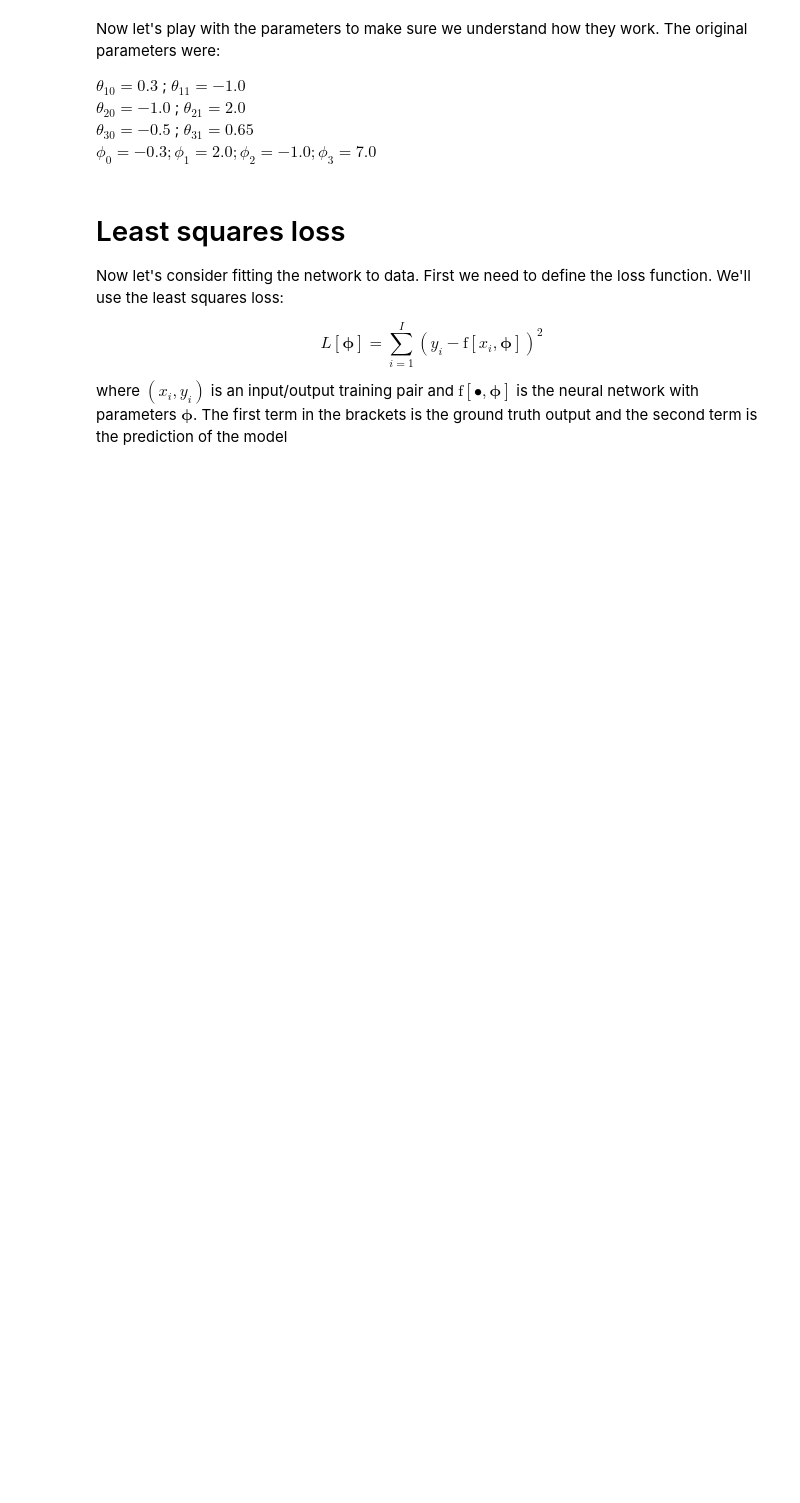
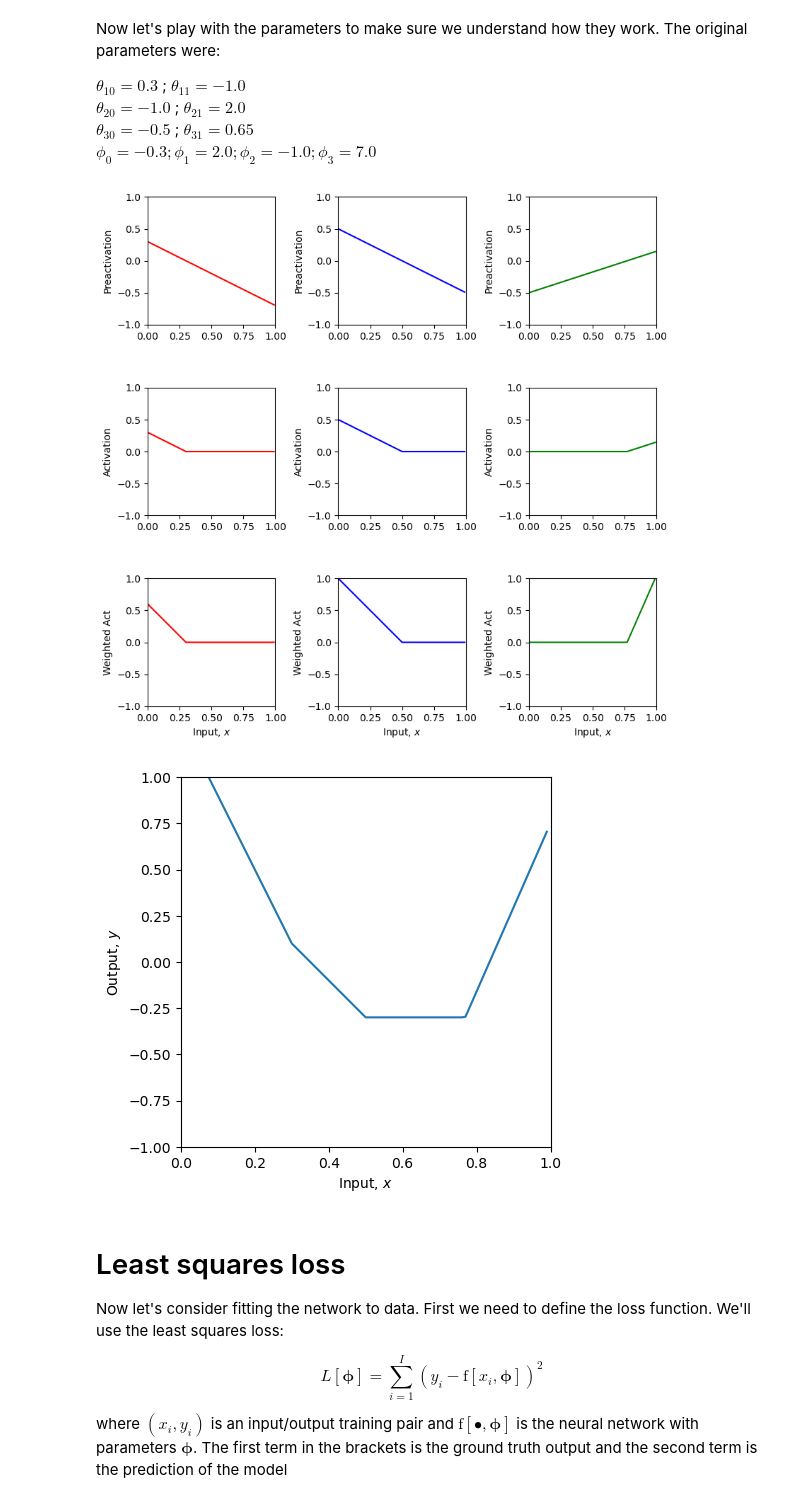
Before and after one commit to mhrmsn/udlbook, a Jupyter notebook: Notebooks/Chap03/3_1_Shallow_Networks_I.ipynb, the cells around one changed output. Cells and saved outputs as stored; diff of their text form; code cells hidden in the pictures; blank space fills up the shorter version.

```diff
--- a/Notebooks/Chap03/3_1_Shallow_Networks_I.ipynb
+++ b/Notebooks/Chap03/3_1_Shallow_Networks_I.ipynb
@@ -23,7 +23,7 @@ def ReLU(preactivation):
   # This should work on every element of the ndarray "preactivation" at once
   # One way to do this is with the ndarray "clip" function
   # https://numpy.org/doc/stable/reference/generated/numpy.ndarray.clip.html
-  activation = np.zeros_like(preactivation);
+  activation = preactivation.clip(min=0)
 
   return activation
 # %%
@@ -41,11 +43,11 @@ plt.show()
 # %%
 # Define a shallow neural network with, one input, one output, and three hidden units
-def shallow_1_1_3(x, activation_fn, phi_0,phi_1,phi_2,phi_3, theta_10, theta_11, theta_20, theta_21, theta_30, theta_31):
+def shallow_1_1_3(x, activation_fn, phi_0, phi_1, phi_2, phi_3, theta_10, theta_11, theta_20, theta_21, theta_30, theta_31):
   # TODO Replace the lines below to compute the three initial lines
   # (figure 3.3a-c) from the theta parameters.  These are the preactivations
-  pre_1 = np.zeros_like(x)
-  pre_2 = np.zeros_like(x)
-  pre_3 = np.zeros_like(x)
+  pre_1 = theta_10 + theta_11 * x
+  pre_2 = theta_20 + theta_21 * x
+  pre_3 = theta_30 + theta_31 * x
 
   # Pass these through the ReLU function to compute the activations as in
   # figure 3.3 d-f
@@ -55,13 +57,13 @@ def shallow_1_1_3(x, activation_fn, phi_0,phi_1,phi_2,phi_3, theta_10, theta_11,
 
   # TODO Replace the code below to weight the activations using phi1, phi2 and phi3
   # To create the equivalent of figure 3.3 g-i
-  w_act_1 = np.zeros_like(x)
-  w_act_2 = np.zeros_like(x)
-  w_act_3 = np.zeros_like(x)
+  w_act_1 = phi_1 * act_1
+  w_act_2 = phi_2 * act_2
+  w_act_3 = phi_3 * act_3
 
   # TODO Replace the code below to combining the weighted activations and add
   # phi_0 to create the output as in figure 3.3 j
-  y = np.zeros_like(x)
+  y = phi_0 + w_act_1 + w_act_2 + w_act_3
 
   # Return everything we have calculated
   return y, pre_1, pre_2, pre_3, act_1, act_2, act_3, w_act_1, w_act_2, w_act_3
@@ -130,38 +135,54 @@ $\phi_0 = -0.3; \phi_1 = 2.0; \phi_2 = -1.0; \phi_3 = 7.0$
 # %%
 # TODO
 # 1. Predict what effect changing phi_0 will have on the network.
+# Lowers/raises the total output y.
 
 # 2. Predict what effect multiplying phi_1, phi_2, phi_3 by 0.5 would have.  Check if you are correct
+# Flattens y.
 
 # 3. Predict what effect multiplying phi_1 by -1 will have.  Check if you are correct.
+# Flips/Changes slope in the first segment.
 
 # 4. Predict what effect setting theta_20 to -1.2 will have.  Check if you are correct.
+# Moves middle joint to the right.
 
 # 5. Change the parameters so that there are only two "joints" (including outside the range of the plot)
 # There are actually three ways to do this. See if you can figure them all out
+# Knock out some of the hidden units, e.g. slope/intercept = 0
 
 # 6. With the original parameters, the second line segment is flat (i.e. has slope zero)
 # How could you change theta_10 so that all of the segments have non-zero slopes
+# Raise it.
 
 # 7. What do you predict would happen if you multiply theta_20 and theta21 by 0.5, and phi_2 by 2.0?
 # Check if you are correct.
+# No change.
 
 # 8. What do you predict would happen if you multiply theta_20 and theta21 by -0.5, and phi_2 by -2.0?
 # Check if you are correct.
+# Change, because activation pattern now changes as well.
 
 theta_10 =  0.3 ; theta_11 = -1.0
-theta_20 = -1.0  ; theta_21 = 2.0
-theta_30 = -0.5  ; theta_31 = 0.65
+theta_20 = -1.0 ; theta_21 = 2.0
+theta_30 = -0.5 ; theta_31 = 0.65
 phi_0 = -0.3; phi_1 = 2.0; phi_2 = -1.0; phi_3 = 7.0
+
+theta_10 =  0.3 ; theta_11 = -1.0
+theta_20 = 0.5 ; theta_21 = -1.0
+theta_30 = -0.5 ; theta_31 = 0.65
+phi_0 = -0.3; phi_1 = 2.0; phi_2 = 2.0; phi_3 = 7.0
 
 # Define a range of input values
 x = np.arange(0,1,0.01)
 
 # We run the neural network for each of these input values
 y, pre_1, pre_2, pre_3, act_1, act_2, act_3, w_act_1, w_act_2, w_act_3 = \
     shallow_1_1_3(x, ReLU, phi_0,phi_1,phi_2,phi_3, theta_10, theta_11, theta_20, theta_21, theta_30, theta_31)
 # And then plot it
 plot_neural(x, y, pre_1, pre_2, pre_3, act_1, act_2, act_3, w_act_1, w_act_2, w_act_3, plot_all=True)
+# %% [output]
+[figure, added]
+[figure, added]
 # %% [markdown]
 # Least squares loss
 
```
Also changed, not shown: parts of 5 cells of this notebook.
